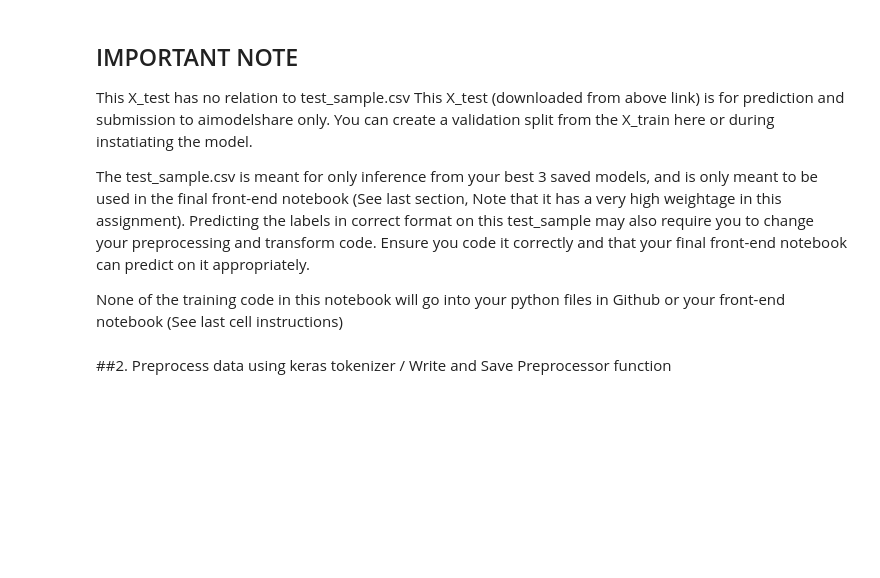
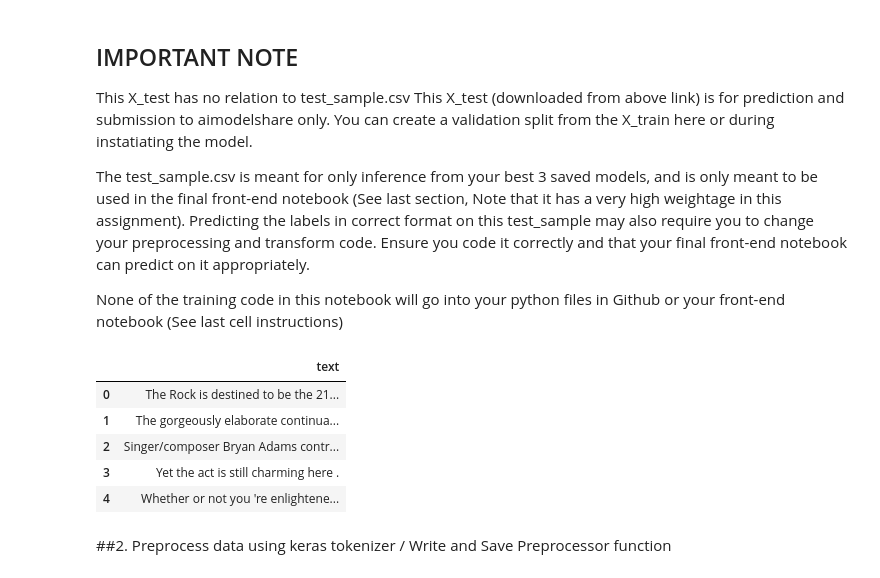
Before and after one commit to katemcg/assignment3, a Jupyter notebook: assignment3_Part2_3_hs3458_kem2231.ipynb, the cells around one changed output. Drawn from its saved outputs; the diff is of its cells as text; code cells hidden in the pictures; blank space fills up the shorter version.

```diff
--- a/assignment3_Part2_3_hs3458_kem2231.ipynb
+++ b/assignment3_Part2_3_hs3458_kem2231.ipynb
@@ -40,21 +81,28 @@ None of the training code in this notebook will go into your python files in Git
 # %%
 # Set up X_train, X_test, and y_train_labels objects
 import pandas as pd
 import warnings
 warnings.simplefilter(action='ignore', category=Warning)
 
 
 X_train=pd.read_csv("sst2_competition_data/X_train.csv")
 X_test=pd.read_csv("sst2_competition_data/X_test.csv")
 y_train_labels=pd.read_csv("sst2_competition_data/y_train_labels.csv")
 
 # Convert to series if your following preprocessor needs it
 
 
 # One hot encode encode Y data here
-
+y_train = pd.get_dummies(y_train_labels)
 
 X_train.head()
+# %% [output]
+|  | text |
+| 0 | The Rock is destined to be the 21... |
+| 1 | The gorgeously elaborate continua... |
+| 2 | Singer/composer Bryan Adams contr... |
+| 3 | Yet the act is still charming here . |
+| 4 | Whether or not you 're enlightene... |
 # %% [markdown]
 ##2.   Preprocess data using keras tokenizer / Write and Save Preprocessor function
 # %%
```
Also changed, not shown: parts of 5 cells of this notebook.
